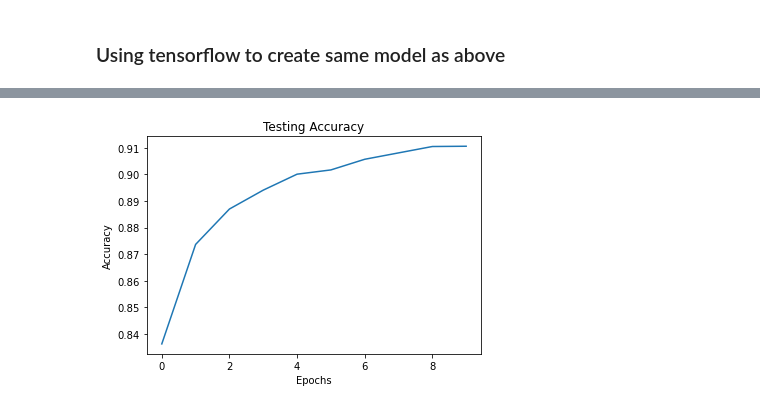
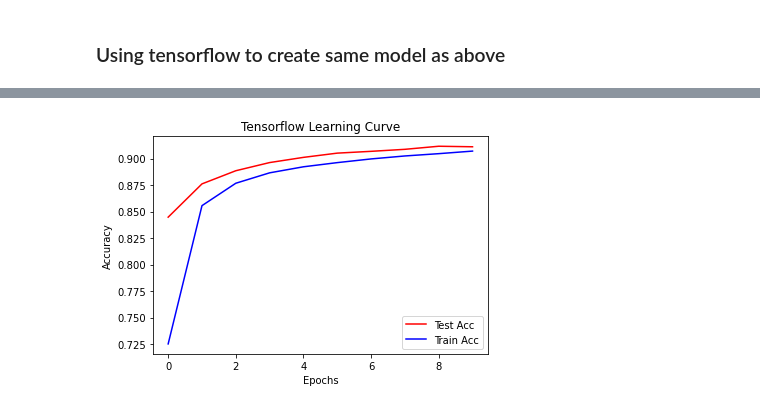
Before and after one commit to jth1011/CS760, a Jupyter notebook: HW4/HW4_Backprop.ipynb, the cells around one changed output, grey strips where cells are left out. Saved outputs shown, nothing was run; the diff lists cells and outputs as text; code cells hidden in the pictures.

```diff
--- a/HW4/HW4_Backprop.ipynb
+++ b/HW4/HW4_Backprop.ipynb
@@ -167,8 +193,10 @@ Epoch 10/10
 # %%
 # plot testing accuracy
-plt.plot(history['val_accuracy']);
-plt.title("Testing Accuracy");
+plt.plot(history['val_accuracy'],color='r',label='Test Acc');
+plt.plot(history['accuracy'],color='b',label='Train Acc');
+plt.legend()
+plt.title("Tensorflow Learning Curve");
 plt.ylabel("Accuracy");
 plt.xlabel("Epochs");
 # %% [output]
-[figure, old version]
+[figure, new version]
```
Also changed, not shown: parts of 4 cells of this notebook, 1 other file.
